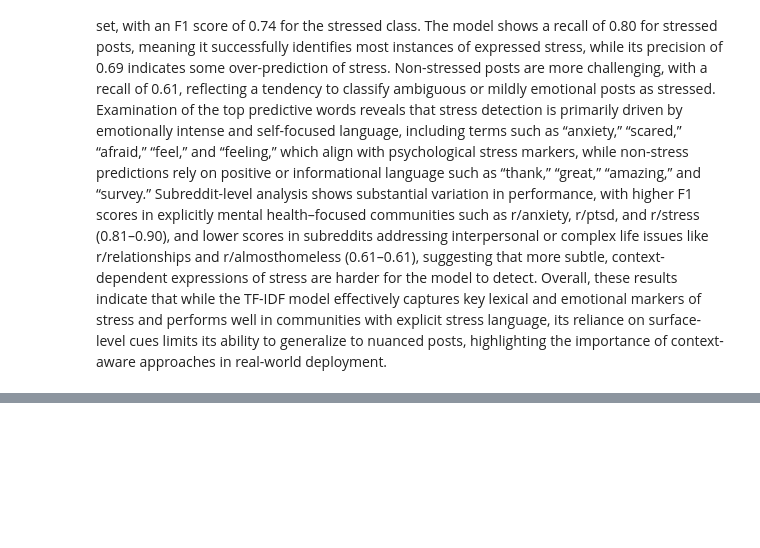
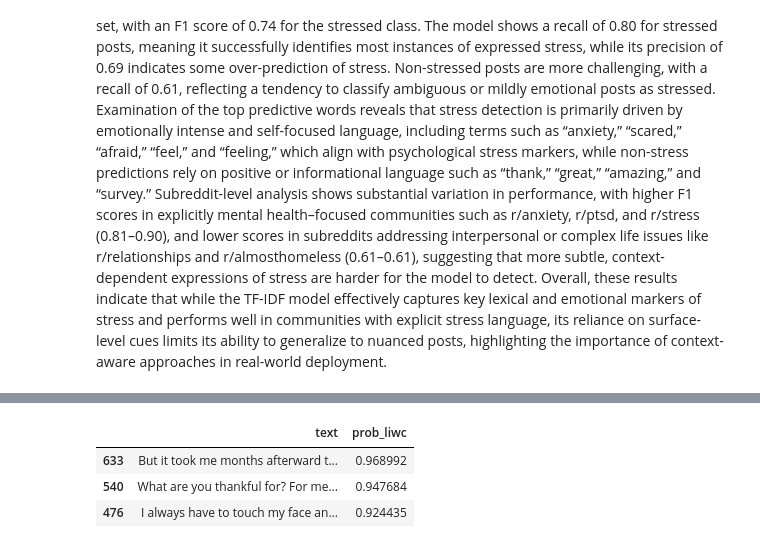
Before and after one commit to eishunleimon/DSA4262, a Jupyter notebook: Assignment2.ipynb, the cells around one changed output, grey strips where cells are left out. Drawn from its saved outputs; the diff is of its cells as text; code cells hidden in the pictures; blank space fills up the shorter version.

```diff
--- a/Assignment2.ipynb
+++ b/Assignment2.ipynb
@@ -218,0 +313,7 @@ The TF-IDF + Logistic Regression model achieved an overall accuracy of 0.71 on t
+# %%
+false_positives[['text', 'prob_liwc']].head(3)
+# %% [output]
+|  | text | prob_liwc |
+| 633 | But it took me months afterward t... | 0.968992 |
+| 540 | What are you thankful for? For me... | 0.947684 |
+| 476 | I always have to touch my face an... | 0.924435 |
```
Also changed, not shown: parts of 21 cells of this notebook.
